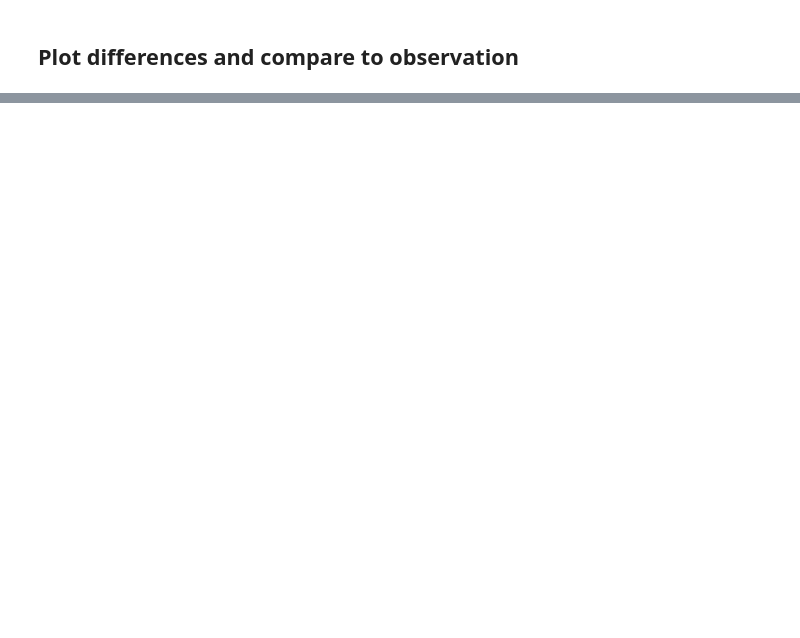
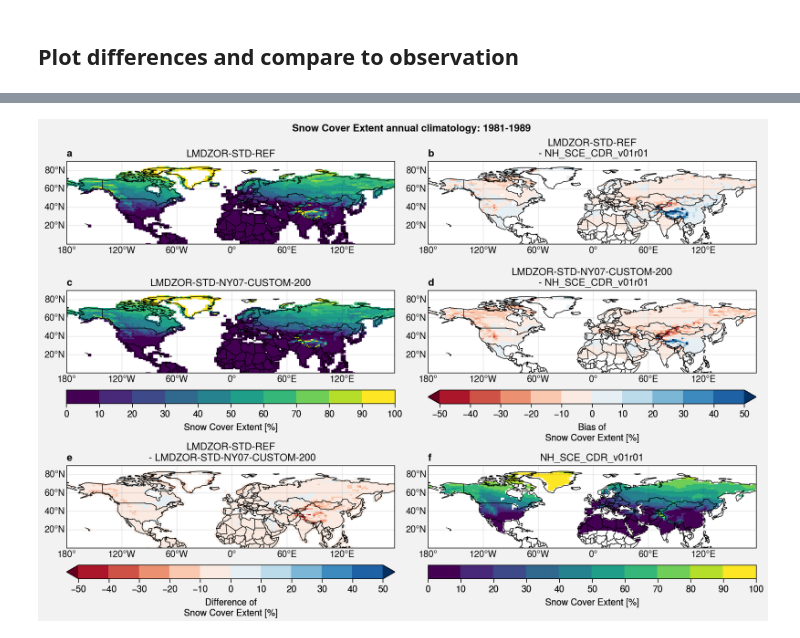
Before and after one commit to mickaellalande/PhD, a Jupyter notebook: Jean-Zay/SCA_parameterization/LMDZOR-STD-NY07-CUSTOM-200/NY07-CUSTOM-200_REF.ipynb, the cells around one changed output, grey strips where cells are left out. Saved outputs shown, nothing was run; the diff lists cells and outputs as text; code cells hidden in the pictures; blank space fills up the shorter version.

```diff
--- a/Jean-Zay/SCA_parameterization/LMDZOR-STD-NY07-CUSTOM-200/NY07-CUSTOM-200_REF.ipynb
+++ b/Jean-Zay/SCA_parameterization/LMDZOR-STD-NY07-CUSTOM-200/NY07-CUSTOM-200_REF.ipynb
@@ -233,0 +224,97 @@ Reuse existing file: bilinear_140x180_143x144.nc
+# %%
+list_vars = ['frac_snow', 't2m']
+# list_vars = ['frac_snow']
+list_var_SRF = ['frac_snow']
+list_var_ATM = ['t2m', 'precip']
+
+# Period for climatologies (removing first year spin-up)
+period = slice('1981','1989')
+season = 'annual'
+zone = 'NH'
+latlim, lonlim = u.get_zone(zone)
+
+for var in list_vars:
+
+    print(
+        f"""
+#############
+### Variable: {var}
+#############
+        """
+    )
+
+    if var in list_var_SRF:
+        component = 'SRF'
+    elif var in list_var_ATM:
+        component = 'ATM'
+    else:
+        raise ValueError(f"Invalid var argument: '{var}'. Valid names are: 'frac_snow'.")
+
+    path = root+exp_ref+'/'+component+'/Analyse/TS_MO/'+exp_ref+'_19800101_19891230_1M_'+var+'.nc'
+    print('Open reference simulation:\n'+path+'\n')
+    ref = xr.open_dataset(path)[var]
+    ref.attrs['title'] = exp_ref
+
+    path = root+exp_new+'/'+component+'/Analyse/TS_MO/'+exp_new+'_19800101_19891230_1M_'+var+'.nc'
+    print('Open new simulation:\n'+path+'\n')
+    new = xr.open_dataset(path)[var]
+    new.attrs['title'] = exp_new
+
+    # Rename time dimension and sort latitude from -90 to 90
+    ref = ref.rename({'time_counter': 'time'}).sortby('lat')
+    new = new.rename({'time_counter': 'time'}).sortby('lat')
+
+    # Compute climatolgy
+    clim_ref = u.clim(
+        ref.sel(time=period, lat=latlim, lon=lonlim), season=season, calendar='360_day')
+    clim_ref.attrs['season'] = season
+    clim_ref.attrs['zone'] = zone
+
+    clim_new = u.clim(
+        new.sel(time=period, lat=latlim, lon=lonlim), season=season, calendar='360_day')
+    clim_new.attrs['season'] = season
+    clim_new.attrs['zone'] = zone
+
+    # Unit conversion
+    if var in ['tas', 'tmp', 't2m']:
+        with xr.set_options(keep_attrs=True):
+            clim_ref -= 273.15
+            clim_new -= 273.15
+        clim_ref['units'] = '°C'
+        clim_new['units'] = '°C'
+    elif var in ['pr', 'precip']:
+        with xr.set_options(keep_attrs=True):
+            clim_ref *= 86400
+            clim_new *= 86400
+        clim_ref['units'] = 'mm/day'
+        clim_new['units'] = 'mm/day'
+
+    # Get observations
+    if var in ['snc', 'frac_snow']:
+        obs_name = 'NH_SCE_CDR'
+        version = 'v01r01'
+    elif var in ['tas', 'tmp', 't2m']:
+        obs_name = 'CRU_TS'
+        version = '4.04'
+    elif var in ['pr', 'precip']:
+        obs_name = 'APHRO_MA'
+        version = 'V1101'
+
+    obs = u.get_obs(obs_name, version, var, period=period, machine='CICLAD', regrid=ref)
+    clim_obs = u.clim(
+        obs.sel(time=period, lat=latlim, lon=lonlim), season=season, calendar='standard')
+
+    # Make plot
+    label, units, \
+    levels, cmap, extend, \
+    levels_diff, cmap_diff, extend_diff, \
+    levels_bias, cmap_bias, extend_bias = u.get_var_infos(var)
+
+    u.plot_ref_new_obs(
+        var, clim_ref, clim_new, clim_obs, label, units,
+        levels, cmap, extend,
+        levels_diff, cmap_diff, extend_diff,
+        levels_bias, cmap_bias, extend_bias,
+        save=True, dpi=300
+    )
+# %% [output]
@@ -233,0 +357 @@ Reuse existing file: bilinear_140x180_143x144.nc
+[figure, added]
```
Also changed, not shown: parts of 9 cells of this notebook, 18 other files.
